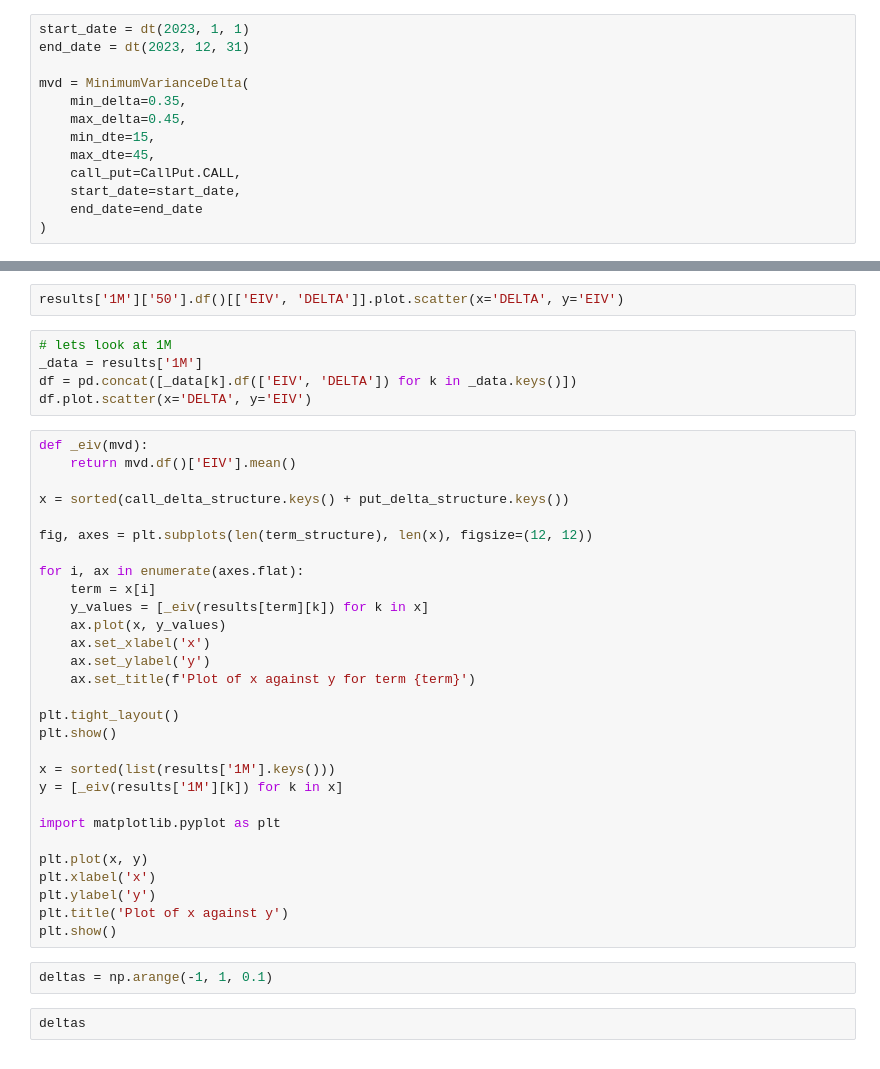
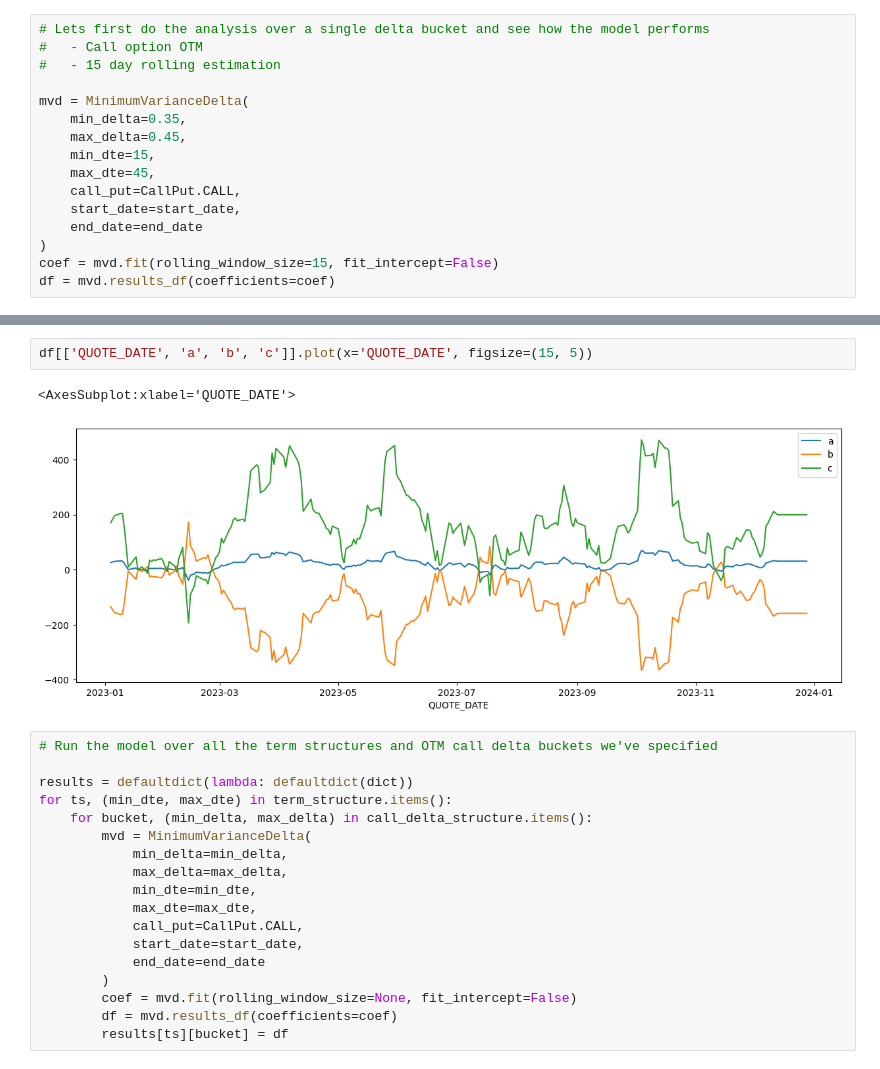
Before and after one commit to joekirk/cqf, a Jupyter notebook: notebooks/assignment/mvd.ipynb, the cells around one changed output, grey strips where cells are left out. Drawn from its saved outputs; the diff is of its cells as text.

```diff
--- a/notebooks/assignment/mvd.ipynb
+++ b/notebooks/assignment/mvd.ipynb
@@ -11,6 +39,7 @@ from src.data import clear_cache
 # %%
-start_date = dt(2023, 1, 1)
-end_date = dt(2023, 12, 31)
+# Lets first do the analysis over a single delta bucket and see how the model performs
+#   - Call option OTM
+#   - 15 day rolling estimation
 
 mvd = MinimumVarianceDelta(
     min_delta=0.35,
@@ -21,3 +50,5 @@ mvd = MinimumVarianceDelta(
     start_date=start_date,
     end_date=end_date
 )
+coef = mvd.fit(rolling_window_size=15, fit_intercept=False)
+df = mvd.results_df(coefficients=coef)
@@ -113,40 +55,23 @@ for term, (min_dte, max_dte) in term_structure.items():
-# %%
-results['1M']['50'].df()[['EIV', 'DELTA']].plot.scatter(x='DELTA', y='EIV')
-# %%
-# lets look at 1M
-_data = results['1M']
-df = pd.concat([_data[k].df(['EIV', 'DELTA']) for k in _data.keys()])
-df.plot.scatter(x='DELTA', y='EIV')
-# %%
-def _eiv(mvd):
-    return mvd.df()['EIV'].mean()
-
-x = sorted(call_delta_structure.keys() + put_delta_structure.keys())
-
-fig, axes = plt.subplots(len(term_structure), len(x), figsize=(12, 12))
-
-for i, ax in enumerate(axes.flat):
-    term = x[i]
-    y_values = [_eiv(results[term][k]) for k in x]
-    ax.plot(x, y_values)
-    ax.set_xlabel('x')
-    ax.set_ylabel('y')
-    ax.set_title(f'Plot of x against y for term {term}')
-
-plt.tight_layout()
-plt.show()
-
-x = sorted(list(results['1M'].keys()))
-y = [_eiv(results['1M'][k]) for k in x]
-
-import matplotlib.pyplot as plt
-
-plt.plot(x, y)
-plt.xlabel('x')
-plt.ylabel('y')
-plt.title('Plot of x against y')
-plt.show()
-# %%
-deltas = np.arange(-1, 1, 0.1)
-# %%
-deltas
+# %%
+df[['QUOTE_DATE', 'a', 'b', 'c']].plot(x='QUOTE_DATE', figsize=(15, 5))
+# %% [output]
+<AxesSubplot:xlabel='QUOTE_DATE'>
+[figure, added]
+# %%
+# Run the model over all the term structures and OTM call delta buckets we've specified
+
+results = defaultdict(lambda: defaultdict(dict))
+for ts, (min_dte, max_dte) in term_structure.items():
+    for bucket, (min_delta, max_delta) in call_delta_structure.items():
+        mvd = MinimumVarianceDelta(
+            min_delta=min_delta,
+            max_delta=max_delta,
+            min_dte=min_dte,
+            max_dte=max_dte,
+            call_put=CallPut.CALL,
+            start_date=start_date,
+            end_date=end_date
+        )
+        coef = mvd.fit(rolling_window_size=None, fit_intercept=False)
+        df = mvd.results_df(coefficients=coef)
+        results[ts][bucket] = df
```
Also changed, not shown: parts of 13 cells of this notebook, 22 other files.
